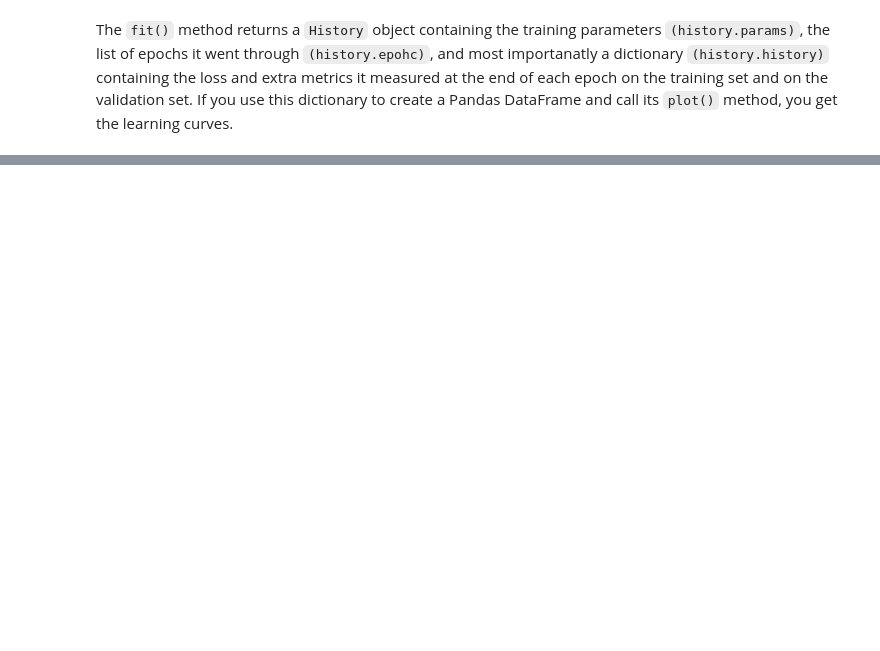
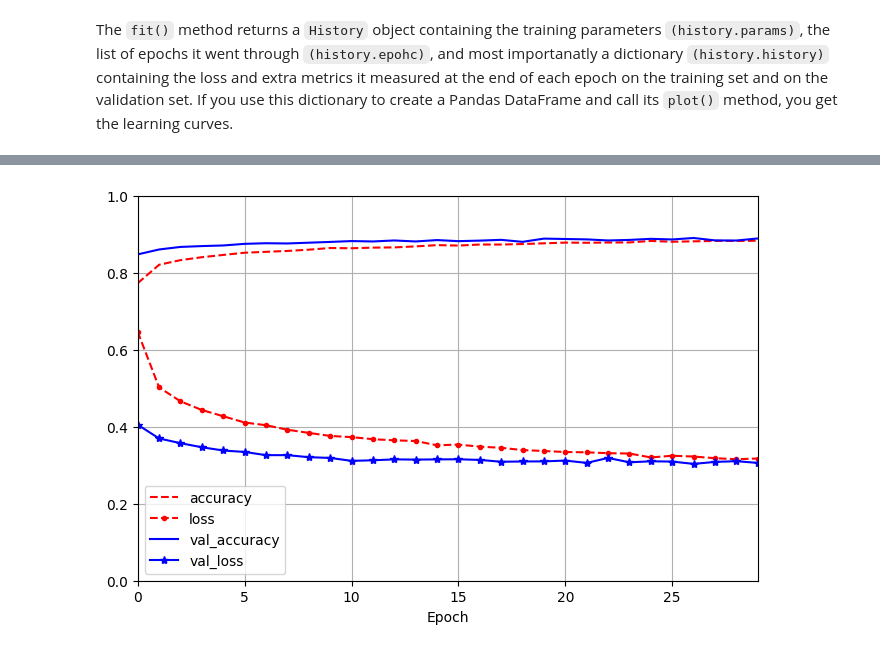
Before and after one commit to Srourrzan/AI_refresher, a Jupyter notebook: ANN.ipynb, the cells around one changed output, grey strips where cells are left out. Drawn from its saved outputs; the diff is of its cells as text; code cells hidden in the pictures; blank space fills up the shorter version.

```diff
--- a/ANN.ipynb
+++ b/ANN.ipynb
@@ -206,0 +206,26 @@ The model is now Over Fitting, so
+# %%
+# Use dropout
+# Dropout randomly "shuts off" a percentage of neurons during each training step.
+# This prevents neurons from co-adapting and forces the network to find more robust,
+# redundant patterns. Dropout should be placed after activation/batch norm layers.
+
+model = tf.keras.Sequential([
+    tf.keras.layers.Flatten(input_shape=[28, 28]),
+    tf.keras.layers.BatchNormalization(),
+    tf.keras.layers.Dense(300, activation="relu"),
+    tf.keras.layers.Dropout(0.5),
+    tf.keras.layers.BatchNormalization(),
+    tf.keras.layers.Dense(100, activation="relu"),
+    tf.keras.layers.Dropout(0.3),
+    tf.keras.layers.BatchNormalization(),
+    tf.keras.layers.Dense(10, activation="softmax")
+]);
+
+model.compile(loss="sparse_categorical_crossentropy",
+              optimizer=tf.keras.optimizers.Adam(learning_rate=0.001),
+              metrics=["accuracy"]
+);
+
+early_stopping_cb = tf.keras.callbacks.EarlyStopping(patience=10, restore_best_weights=True);
+
+history2 = model.fit(X_train, y_train, epochs=100, validation_data=(X_valid, y_valid), callbacks=[early_stopping_cb]);
@@ -206,0 +250,12 @@ The model is now Over Fitting, so
+# %%
+pd.DataFrame(history2.history).plot(
+    figsize=(8, 5),
+    xlim=[0, 29],
+    ylim=[0, 1],
+    grid=True,
+    xlabel="Epoch",
+    style=["r--", "r--.", "b-", "b-*"]
+);
+plt.show();
+# %% [output]
+[figure, added]
```
Also changed, not shown: parts of 15 cells of this notebook.
